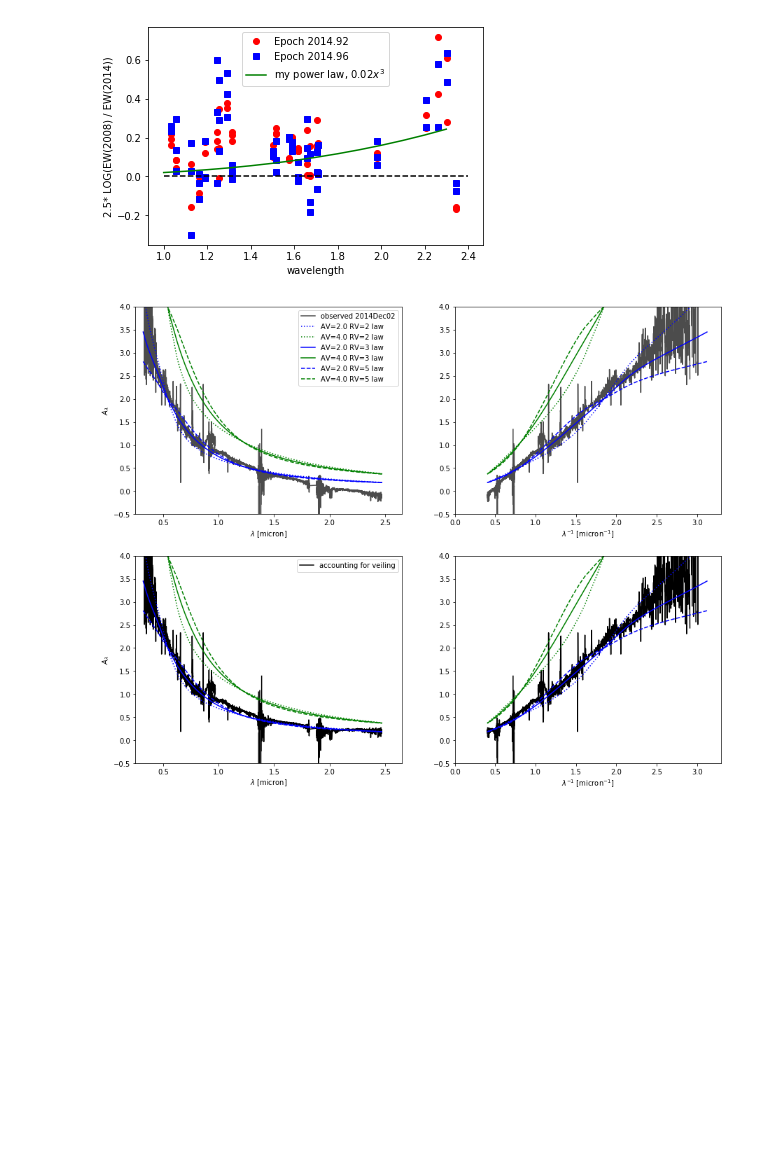
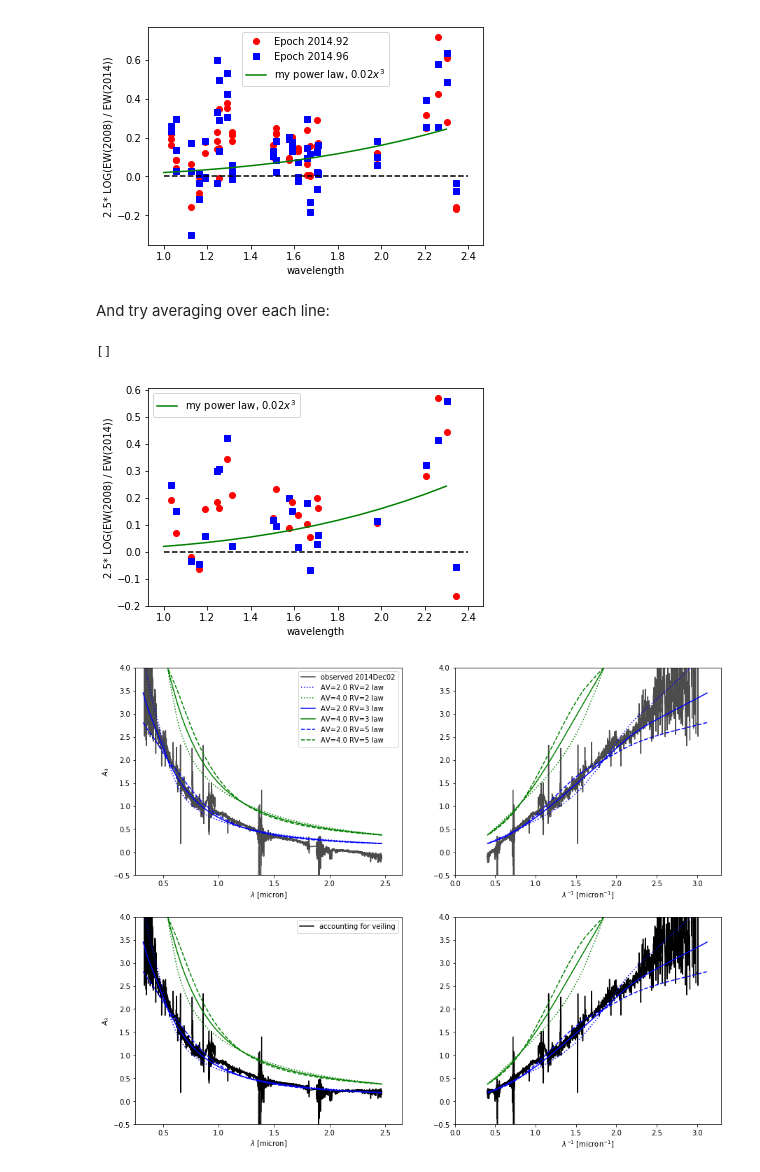
Before and after one commit to krislars/AA_Tau_Covey, a Jupyter notebook: AATau veiling.ipynb, the cells around one changed output. Cells and saved outputs as stored; diff of their text form; code cells hidden in the pictures; blank space fills up the shorter version.

Commit message:
Check extinction with line flux ratios

```diff
--- a/AATau veiling.ipynb
+++ b/AATau veiling.ipynb
@@ -322,6 +347,24 @@ plt.plot()
 # %% [output]
 []
 [figure]
+# %% [markdown]
+And try averaging over each line:
+# %%
+for line in lines:
+    plt.plot(np.mean(t2014a['LineLambda'][t2014a['LineName']==line]), np.mean(2.5*np.log10(EWratio_a)[t2014a['LineName']==line]), 'ro')
+    plt.plot(np.mean(t2014b['LineLambda'][t2014a['LineName']==line]), np.mean(2.5*np.log10(EWratio_b)[t2014a['LineName']==line]), 'bs')
+
+x=np.arange(1,2.4,.1)
+plt.plot(x,0.02*x**3,'-g',label='my power law, $0.02 x^3$')
+
+plt.xlabel('wavelength')
+plt.ylabel('2.5* LOG(EW(2008) / EW(2014))')
+plt.plot([1,2.4],[0,0],'--k')
+plt.legend()
+plt.plot()
+# %% [output]
+[]
+[figure, added]
 # %%
 fig,axs=plt.subplots(2,2,figsize=(15,12))
 
```
Also changed, not shown: parts of 6 cells of this notebook.
